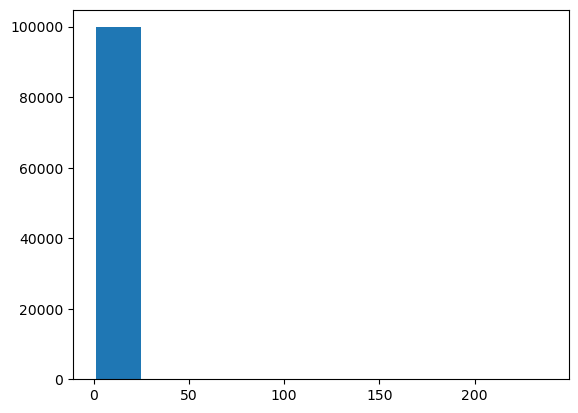
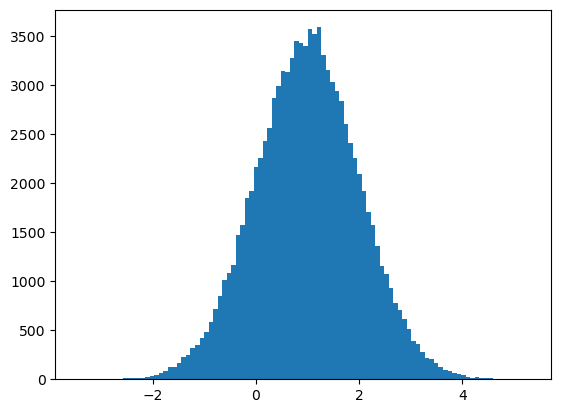
Unified diff of the notebook cell whose output changed from the first chart to the second:
--- before
+++ after
@@ -1 +1 @@
-plt.hist(df)
+plt.hist(df, bins=100)

Commit: added normal distribution